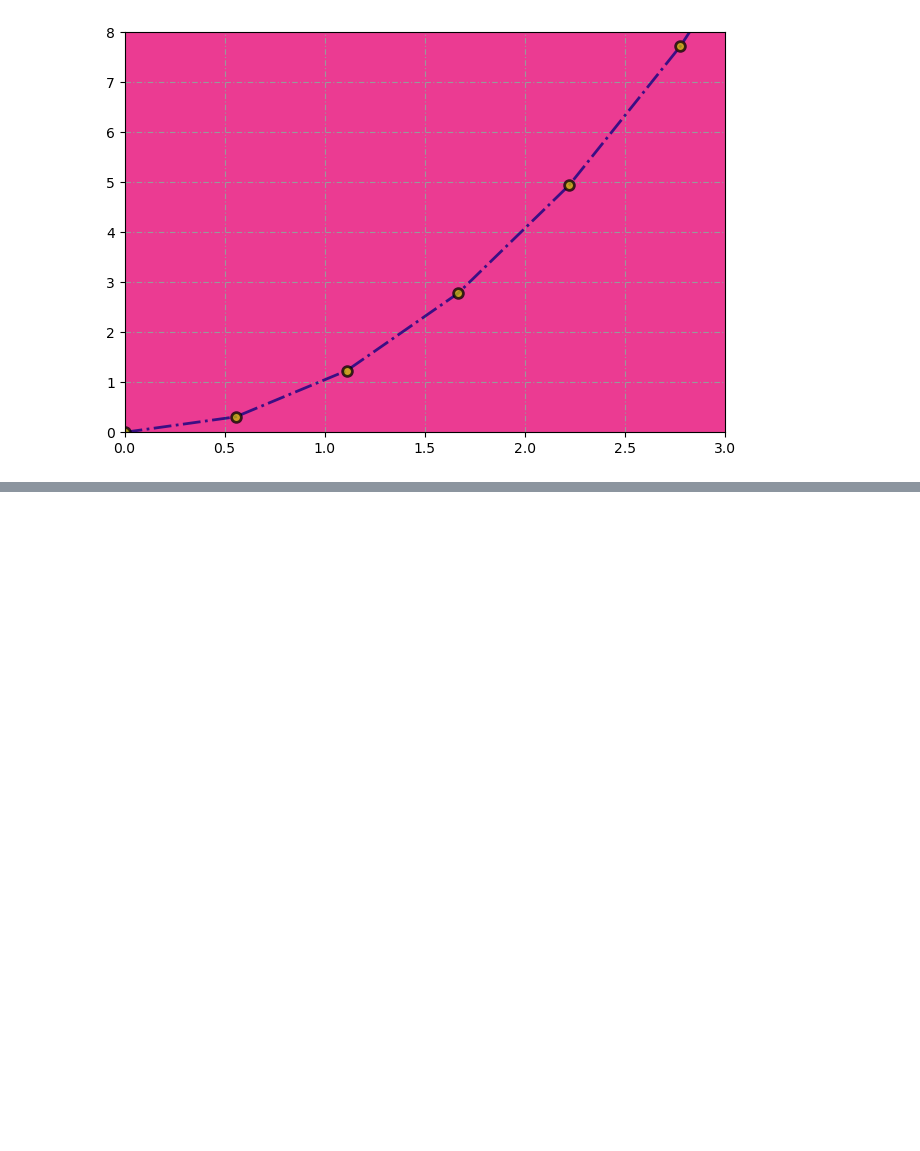
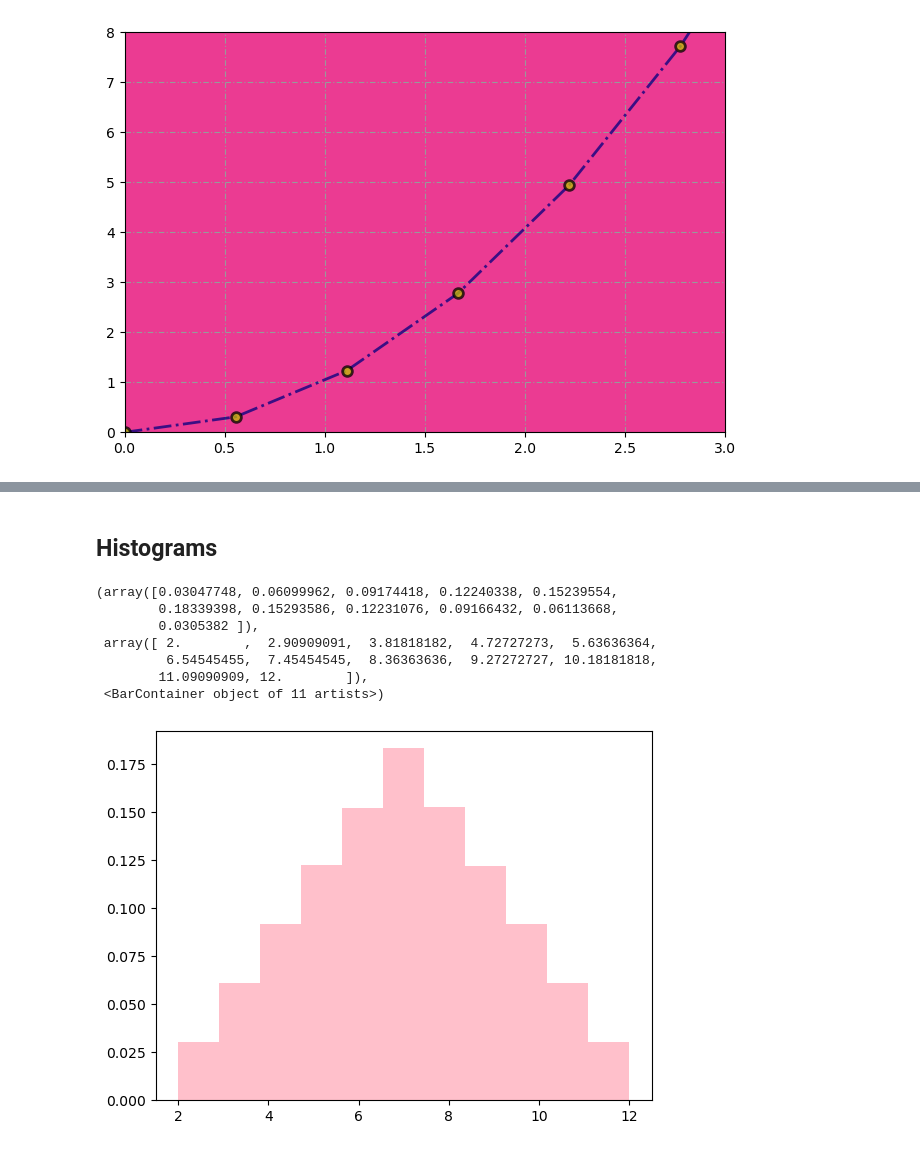
Before and after one commit to kuvalda11/lib_learn, a Jupyter notebook: study/Matplotlib.ipynb, the cells around one changed output, grey strips where cells are left out. Drawn from its saved outputs; the diff is of its cells as text; code cells hidden in the pictures; blank space fills up the shorter version.

```diff
--- a/study/Matplotlib.ipynb
+++ b/study/Matplotlib.ipynb
@@ -97,0 +161,22 @@ axes_3.set_facecolor('#EB3B92')
+# %% [markdown]
+## **Histograms**
+# %%
+arr_1 = np.random.randint(1,7, 5000000) #Dice 1 result
+arr_2 = np.random.randint(1,7, 5000000) #Dice 2 result
+arr_3 = arr_1 + arr_2 #Adding corresponding elements
+plt.hist(arr_3, bins = 11, density=True, stacked=True, color = 'pink')
+
+# Range gets tuple with bin range we're interested in
+# cumulative=True use a cumulative distribution
+# histtype = 'step' generates a line plot
+# orientation = 'horizontal'
+# color='orange' changes bar color
+# %% [output]
+(array([0.03047748, 0.06099962, 0.09174418, 0.12240338, 0.15239554,
+        0.18339398, 0.15293586, 0.12231076, 0.09166432, 0.06113668,
+        0.0305382 ]),
+ array([ 2.        ,  2.90909091,  3.81818182,  4.72727273,  5.63636364,
+         6.54545455,  7.45454545,  8.36363636,  9.27272727, 10.18181818,
+        11.09090909, 12.        ]),
+ <BarContainer object of 11 artists>)
+[figure, added]
```
Also changed, not shown: parts of 27 cells of this notebook, 4 other files.
